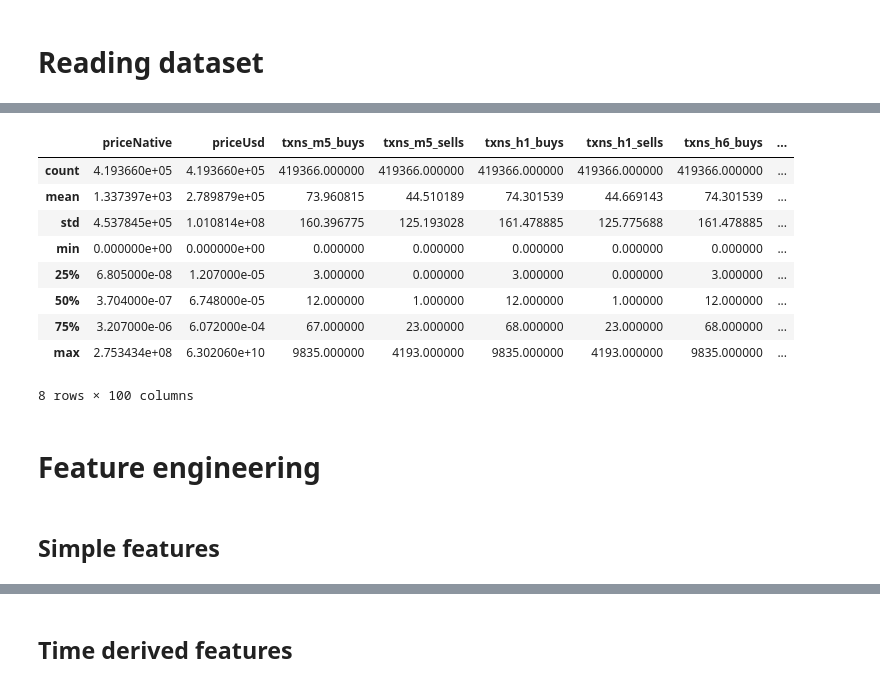
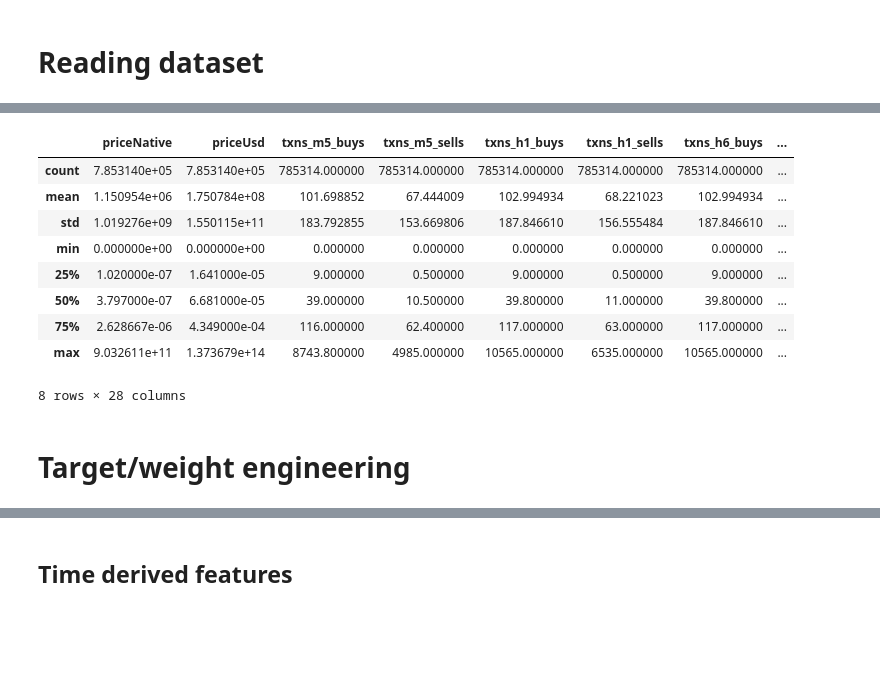
Before and after one commit to philipzabicki/solanaDEXtokenCollector, a Jupyter notebook: data_preprocessing.ipynb, the cells around one changed output, grey strips where cells are left out. Saved outputs shown, nothing was run; the diff lists cells and outputs as text; code cells hidden in the pictures; blank space fills up the shorter version.

```diff
--- a/data_preprocessing.ipynb
+++ b/data_preprocessing.ipynb
@@ -213,20 +329,20 @@ df.describe()
+# %%
+df.dropna(subset=DROP_INPUT_NA_ROWS, inplace=True)
 # %%
 # Simple cleaning
-df.drop_duplicates(subset=["pairAddress"], inplace=True)  # or 'baseTokenAddress'
+# df.drop_duplicates(subset=["pairAddress"], inplace=True)  # or 'baseTokenAddress'
 df = df[df['quoteTokenName'] == 'Wrapped SOL'] # Only Sol tokens
 df.describe()
 # %% [output]
 |  | priceNative | priceUsd | txns_m5_buys | txns_m5_sells | txns_h1_buys | txns_h1_sells | txns_h6_buys | ... |
-| count | 4.193660e+05 | 4.193660e+05 | 419366.000000 | 419366.000000 | 419366.000000 | 419366.000000 | 419366.000000 | ... |
-| mean | 1.337397e+03 | 2.789879e+05 | 73.960815 | 44.510189 | 74.301539 | 44.669143 | 74.301539 | ... |
-| std | 4.537845e+05 | 1.010814e+08 | 160.396775 | 125.193028 | 161.478885 | 125.775688 | 161.478885 | ... |
+| count | 7.853140e+05 | 7.853140e+05 | 785314.000000 | 785314.000000 | 785314.000000 | 785314.000000 | 785314.000000 | ... |
+| mean | 1.150954e+06 | 1.750784e+08 | 101.698852 | 67.444009 | 102.994934 | 68.221023 | 102.994934 | ... |
+| std | 1.019276e+09 | 1.550115e+11 | 183.792855 | 153.669806 | 187.846610 | 156.555484 | 187.846610 | ... |
 | min | 0.000000e+00 | 0.000000e+00 | 0.000000 | 0.000000 | 0.000000 | 0.000000 | 0.000000 | ... |
-| 25% | 6.805000e-08 | 1.207000e-05 | 3.000000 | 0.000000 | 3.000000 | 0.000000 | 3.000000 | ... |
-| 50% | 3.704000e-07 | 6.748000e-05 | 12.000000 | 1.000000 | 12.000000 | 1.000000 | 12.000000 | ... |
-| 75% | 3.207000e-06 | 6.072000e-04 | 67.000000 | 23.000000 | 68.000000 | 23.000000 | 68.000000 | ... |
-| max | 2.753434e+08 | 6.302060e+10 | 9835.000000 | 4193.000000 | 9835.000000 | 4193.000000 | 9835.000000 | ... |
+| 25% | 1.020000e-07 | 1.641000e-05 | 9.000000 | 0.500000 | 9.000000 | 0.500000 | 9.000000 | ... |
+| 50% | 3.797000e-07 | 6.681000e-05 | 39.000000 | 10.500000 | 39.800000 | 11.000000 | 39.800000 | ... |
+| 75% | 2.628667e-06 | 4.349000e-04 | 116.000000 | 62.400000 | 117.000000 | 63.000000 | 117.000000 | ... |
+| max | 9.032611e+11 | 1.373679e+14 | 8743.800000 | 4985.000000 | 10565.000000 | 6535.000000 | 10565.000000 | ... |
-8 rows × 100 columns
+8 rows × 28 columns
 # %% [markdown]
-# Feature engineering
+# Target/weight engineering
-# %% [markdown]
-## Simple features
```
Also changed, not shown: parts of 110 cells of this notebook, 14 other files.
